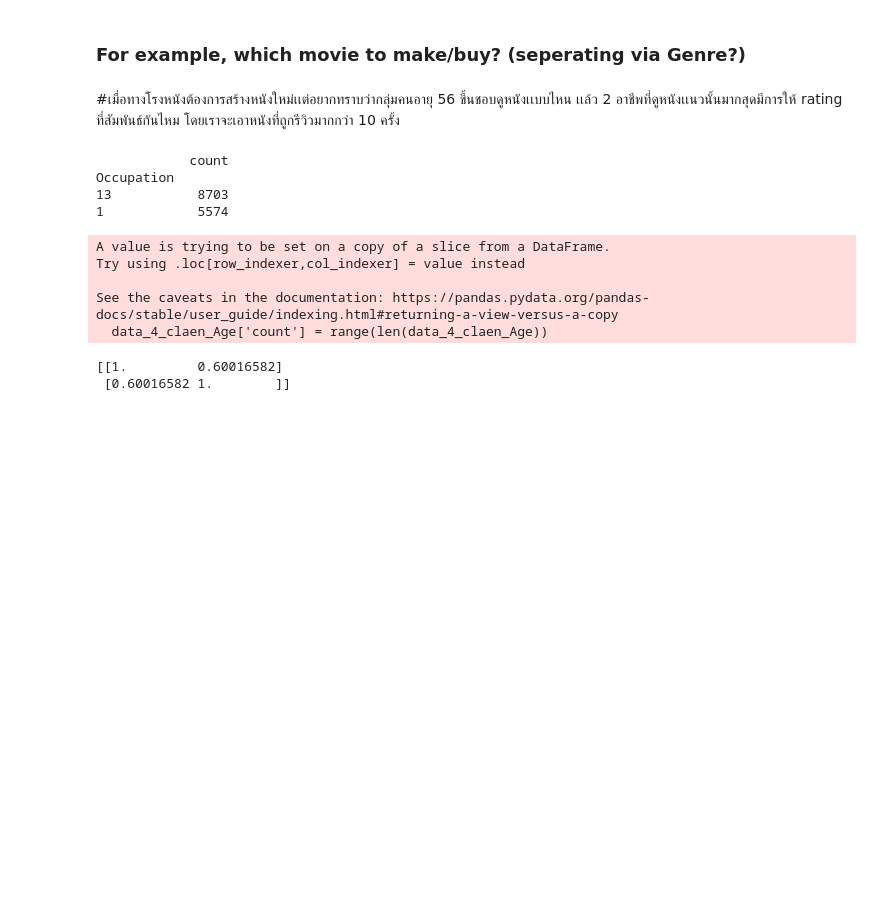
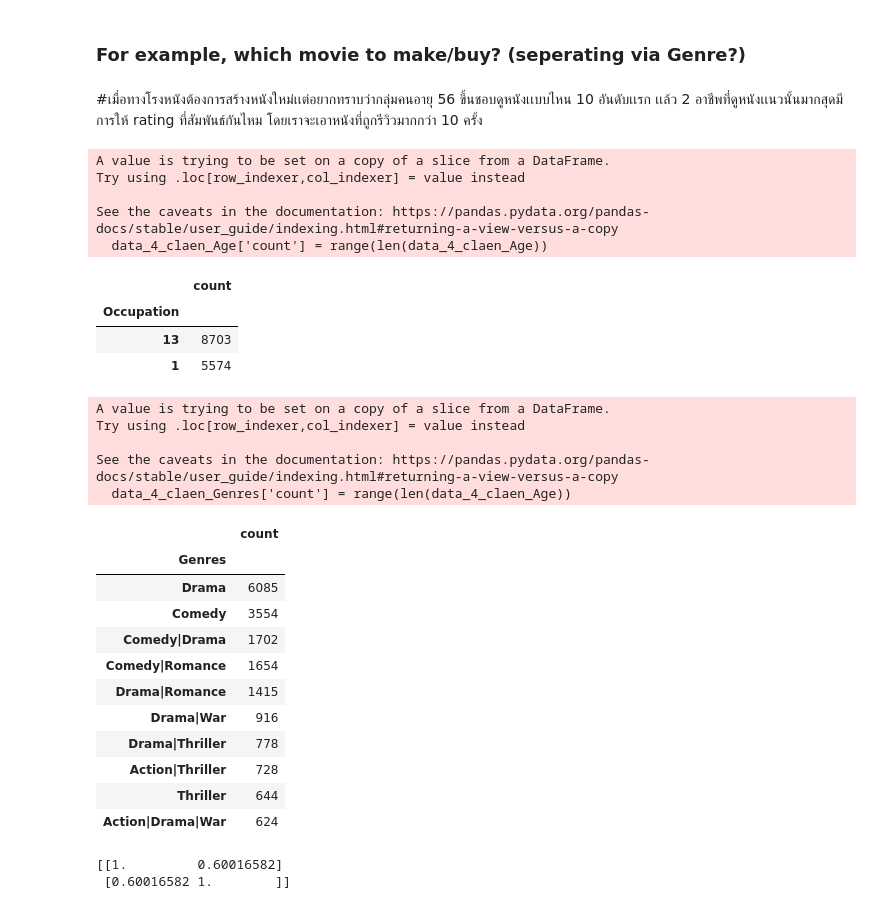
Before and after one commit to MOOwuttichai/project_dataWDkku, a Jupyter notebook: Project2_66.ipynb, the cells around one changed output. Saved outputs shown, nothing was run; the diff lists cells and outputs as text; code cells hidden in the pictures; blank space fills up the shorter version.

```diff
--- a/Project2_66.ipynb
+++ b/Project2_66.ipynb
@@ -475,26 +475,50 @@ print(np.corrcoef(data_plot_doctor_nonna['Rating_x'],data_plot_doctor_nonna['Rat
 # %% [markdown]
 ### For example, which movie to make/buy? (seperating via Genre?)
 # %% [markdown]
-#เมื่อทางโรงหนังต้องการสร้างหนังใหม่เเต่อยากทราบว่ากลุ่มคนอายุ 56 ขึ้นชอบดูหนังเเบบไหน เเล้ว 2 อาชีพที่ดูหนังเเนวนั้นมากสุดมีการให้ rating ที่สัมพันธ์กันไหม โดยเราจะเอาหนังที่ถูกรีวิวมากกว่า 10 ครั้ง
+#เมื่อทางโรงหนังต้องการสร้างหนังใหม่เเต่อยากทราบว่ากลุ่มคนอายุ 56 ขึ้นชอบดูหนังเเบบไหน 10 อันดับเเรก เเล้ว 2 อาชีพที่ดูหนังเเนวนั้นมากสุดมีการให้ rating ที่สัมพันธ์กันไหม โดยเราจะเอาหนังที่ถูกรีวิวมากกว่า 10 ครั้ง
 # %%
 #-------------------------------
-data_4 = df_use[['Title','Age','Occupation','Rating']]
+data_4 = df_use[['Title','Age','Occupation','Genres','Rating']]
 data_4_claen_Age = data_4[data_4['Age'] == 56]
 data_4_claen_Age['count'] = range(len(data_4_claen_Age))
 data_4_claen_Age_C = data_4_claen_Age[['Occupation','count']]
 data_4_claen_Age_count = data_4_claen_Age_C.groupby('Occupation').count().sort_values(by='count',ascending = False)
-print(data_4_claen_Age_count.head(2))
+data_4_claen_Age_count.head(2)
 #-------------------------------
 # %% [output]
-            count
-Occupation
-13           8703
-1            5574
+A value is trying to be set on a copy of a slice from a DataFrame.
+Try using .loc[row_indexer,col_indexer] = value instead
+
+See the caveats in the documentation: https://pandas.pydata.org/pandas-docs/stable/user_guide/indexing.html#returning-a-view-versus-a-copy
+  data_4_claen_Age['count'] = range(len(data_4_claen_Age))
-A value is trying to be set on a copy of a slice from a DataFrame.
-Try using .loc[row_indexer,col_indexer] = value instead
-
-See the caveats in the documentation: https://pandas.pydata.org/pandas-docs/stable/user_guide/indexing.html#returning-a-view-versus-a-copy
-  data_4_claen_Age['count'] = range(len(data_4_claen_Age))
+|  | count |
+| Occupation |  |
+| 13 | 8703 |
+| 1 | 5574 |
+# %%
+data_4_claen_Genres = data_4[data_4['Age'] == 56]
+data_4_claen_Genres['count'] = range(len(data_4_claen_Age))
+data_4_claen_Genres_C = data_4_claen_Age[['Genres','count']]
+data_4_claen_Genres_count =data_4_claen_Genres_C.groupby('Genres').count().sort_values(by='count',ascending = False).reindex()
+data_4_claen_Genres_count.head(10)
+# %% [output]
+A value is trying to be set on a copy of a slice from a DataFrame.
+Try using .loc[row_indexer,col_indexer] = value instead
+
+See the caveats in the documentation: https://pandas.pydata.org/pandas-docs/stable/user_guide/indexing.html#returning-a-view-versus-a-copy
+  data_4_claen_Genres['count'] = range(len(data_4_claen_Age))
+|  | count |
+| Genres |  |
+| Drama | 6085 |
+| Comedy | 3554 |
+| Comedy|Drama | 1702 |
+| Comedy|Romance | 1654 |
+| Drama|Romance | 1415 |
+| Drama|War | 916 |
+| Drama|Thriller | 778 |
+| Action|Thriller | 728 |
+| Thriller | 644 |
+| Action|Drama|War | 624 |
 # %%
 data_4_claen_Age_TOP2 = data_4_claen_Age[(data_4_claen_Age['Occupation']== 13) | (data_4_claen_Age['Occupation']==1)]
 data_TOP = data_4_claen_Age_TOP2[['Title','Occupation','Rating']]
```
Also changed, not shown: parts of 1 cell of this notebook.
